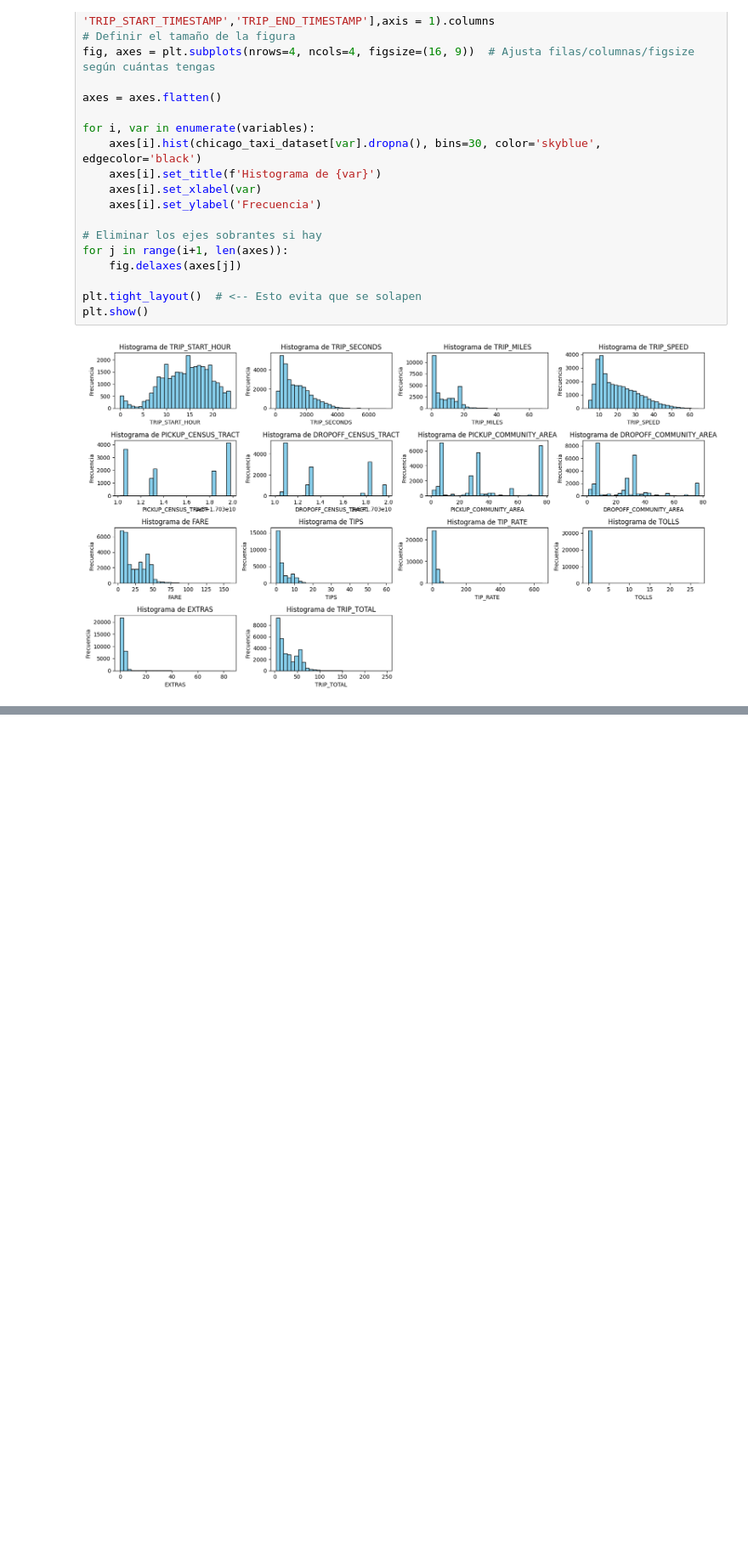
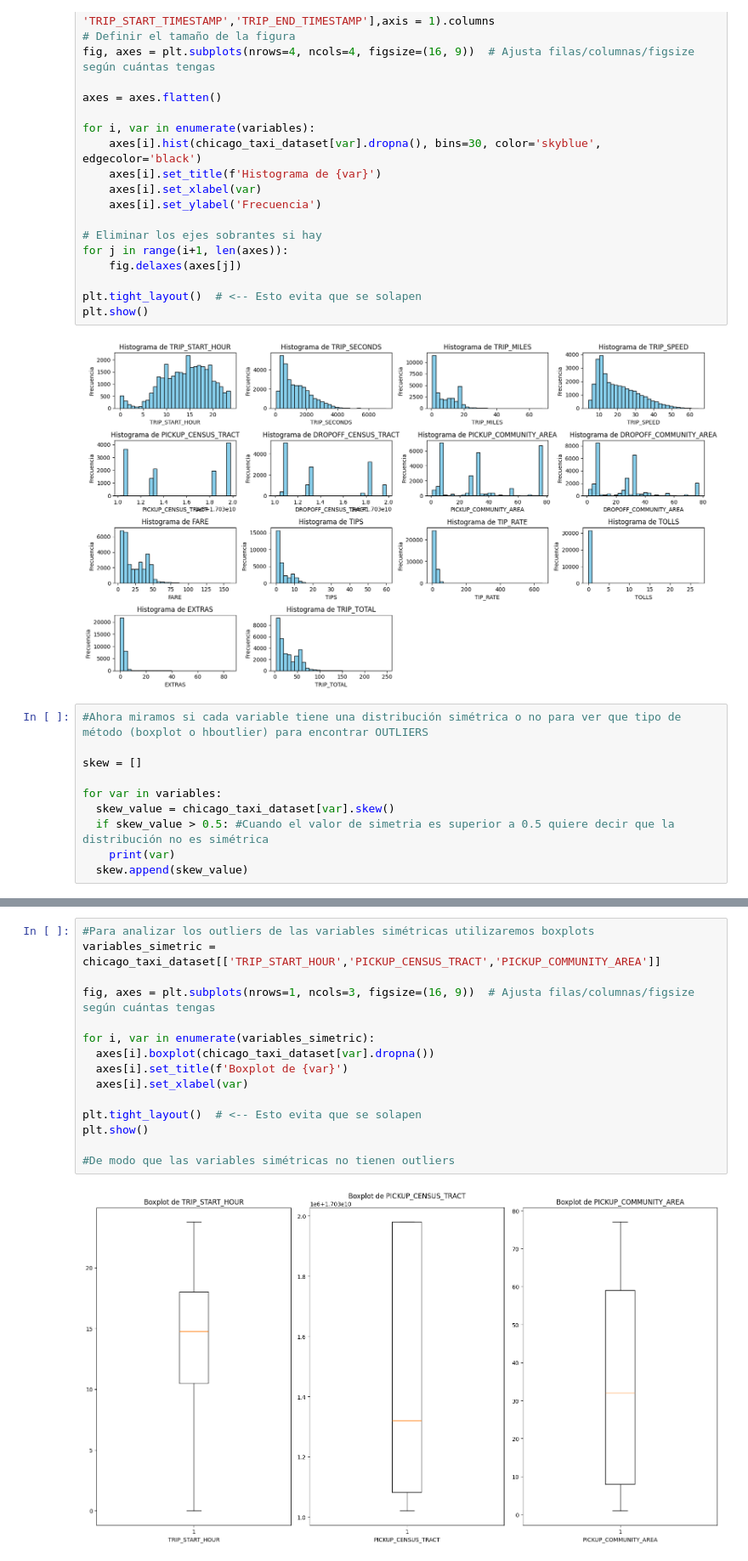
Before and after one commit to Alba251/learning_ia, a Jupyter notebook: regresionlinealMio.ipynb, the cells around one changed output, grey strips where cells are left out. Shown at 85% size. Saved outputs shown, nothing was run; the diff lists cells and outputs as text; blank space fills up the shorter version.

```diff
--- a/regresionlinealMio.ipynb
+++ b/regresionlinealMio.ipynb
@@ -114,3 +117,13 @@ plt.tight_layout()  # <-- Esto evita que se solapen
 plt.show()
 # %% [output]
 [figure]
+# %%
+#Ahora miramos si cada variable tiene una distribución simétrica o no para ver que tipo de método (boxplot o hboutlier) para encontrar OUTLIERS
+
+skew = []
+
+for var in variables:
+  skew_value = chicago_taxi_dataset[var].skew()
+  if skew_value > 0.5: #Cuando el valor de simetria es superior a 0.5 quiere decir que la distribución no es simétrica
+    print(var)
+  skew.append(skew_value)
@@ -116,0 +142,17 @@ plt.show()
+# %%
+#Para analizar los outliers de las variables simétricas utilizaremos boxplots
+variables_simetric = chicago_taxi_dataset[['TRIP_START_HOUR','PICKUP_CENSUS_TRACT','PICKUP_COMMUNITY_AREA']]
+
+fig, axes = plt.subplots(nrows=1, ncols=3, figsize=(16, 9))  # Ajusta filas/columnas/figsize según cuántas tengas
+
+for i, var in enumerate(variables_simetric):
+  axes[i].boxplot(chicago_taxi_dataset[var].dropna())
+  axes[i].set_title(f'Boxplot de {var}')
+  axes[i].set_xlabel(var)
+
+plt.tight_layout()  # <-- Esto evita que se solapen
+plt.show()
+
+#De modo que las variables simétricas no tienen outliers
+# %% [output]
+[figure, added]
```
Also changed, not shown: parts of 9 cells of this notebook.
